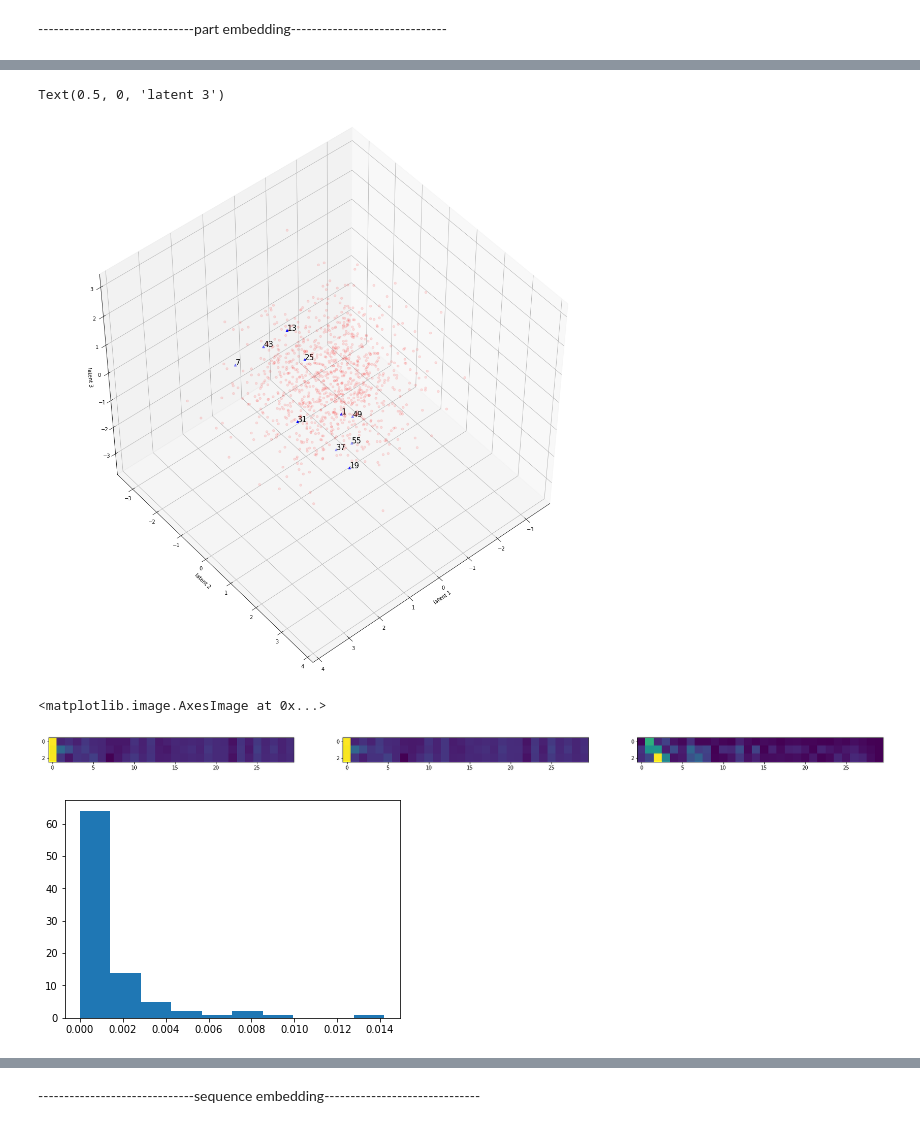
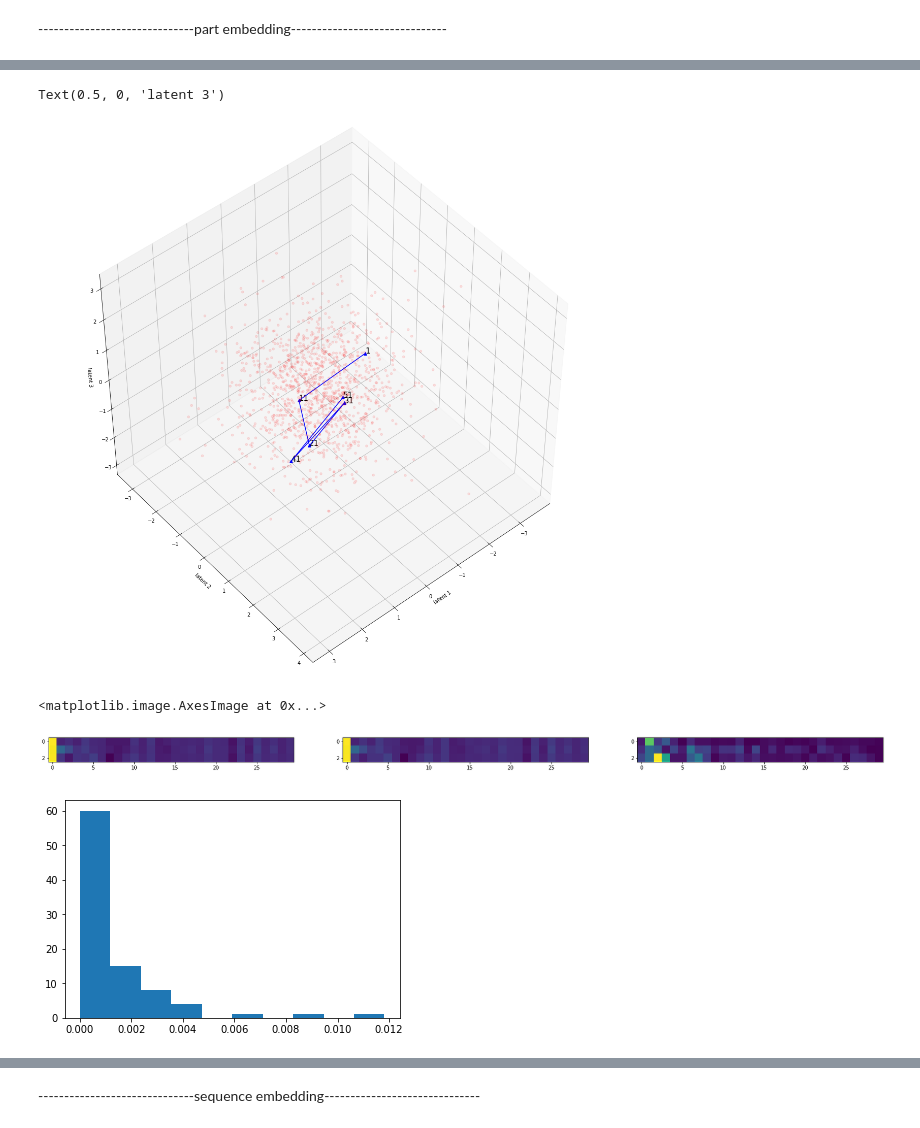
Before and after one commit to abbasloo/dnnAutoEm, a Jupyter notebook: carCrashLBO.ipynb, the cells around one changed output, grey strips where cells are left out. Saved outputs shown, nothing was run; the diff lists cells and outputs as text; code cells hidden in the pictures.

```diff
--- a/carCrashLBO.ipynb
+++ b/carCrashLBO.ipynb
@@ -15,8 +15,8 @@ name = '/home/mabbasloo/Documents/carData4/data/lbo/'
 name1 = '/home/mabbasloo/Desktop/Variational-Lstm-Autoencoder/data/'
 # %%
 filename = '/home/mabbasloo/Desktop/Variational-Lstm-Autoencoder/list'
-st = 10
-stride = 6
+st = 6
+stride = 10
 with open(filename) as f:
     data = f.readlines()
 data = [x.strip() for x in data]
@@ -133,8 +133,8 @@ plt.figure(figsize=(10, 10)); plt.imshow(DATA[dim+1])
 # %% [markdown]
 ------------------------------part embedding------------------------------
 # %%
-dim2 = 100
-vae = LSTM_Var_Autoencoder(intermediate_dim = 10, z_dim = 3, n_dim=d, stateful = True) #default stateful = False
+dim2 = 200
+vae = LSTM_Var_Autoencoder(intermediate_dim = 100, z_dim = 3, n_dim=d, stateful = True) #default stateful = False
 
 vae.fit(DATA[0:dim2*st], learning_rate=0.001, batch_size = 10, num_epochs = 100, opt = tf.train.AdamOptimizer, REG_LAMBDA = 0.01, grad_clip_norm=10, optimizer_params=None, verbose = True)
 # %% [output]
@@ -161,24 +161,24 @@ x_reduced = vae.reduce(DATA) #latent space representation
 # %%
 fig = plt.figure(figsize=(20, 20))
 c = ['r', 'b']
 m = ['o', '^']
 label = []
 for i in range(0, st):
     label.append(np.str(i*stride+1))
 ax = fig.add_subplot(111, projection='3d')
 ax.scatter(x_reduced[0:dim2*st, 0], x_reduced[0:dim2*st, 1], x_reduced[0:dim2*st, 2], c=c[0], marker=m[0], alpha=0.1)
-ax.scatter(x_reduced[dim2*st:(dim2+1)*st, 0], x_reduced[dim2*st:(dim2+1)*st, 1], x_reduced[dim2*st:(dim2+1)*st, 2], c=c[1], marker=m[1])
+ax.plot(x_reduced[dim2*st:(dim2+1)*st, 0], x_reduced[dim2*st:(dim2+1)*st, 1], x_reduced[dim2*st:(dim2+1)*st, 2], c=c[1], marker=m[1])
 ii = 0
 for i in range(dim2*st, (dim2+1)*st):
     ax.text(x_reduced[i, 0], x_reduced[i, 1], x_reduced[i, 2], label[ii], size=15, zorder=1, color='k')
     ii += 1
 ax.view_init(50, 50)
 ax.set_xlabel('latent 1')
 ax.set_ylabel('latent 2')
 ax.set_zlabel('latent 3')
 # %% [output]
 Text(0.5, 0, 'latent 3')
-[figure, old version]
+[figure, new version]
 # %%
 plt.figure(figsize=(30, 60));
 plt.subplot(1,3,1); plt.imshow(x_reconstructed[0])
@@ -190,6 +190,6 @@ plt.subplot(1,3,3); plt.imshow(np.abs(x_reconstructed[0] - DATA[dim2*st]))
 # %%
 _,_,_ = plt.hist(np.abs(x_reconstructed[0] - DATA[dim2*st]).reshape((3*d)), bins=10)
 # %% [output]
-[figure, old version]
+[figure, new version]
 # %%
 xyz = np.dot(DATA[dim2*st], np.linalg.pinv(ds))
```
Also changed, not shown: parts of 18 cells of this notebook.
